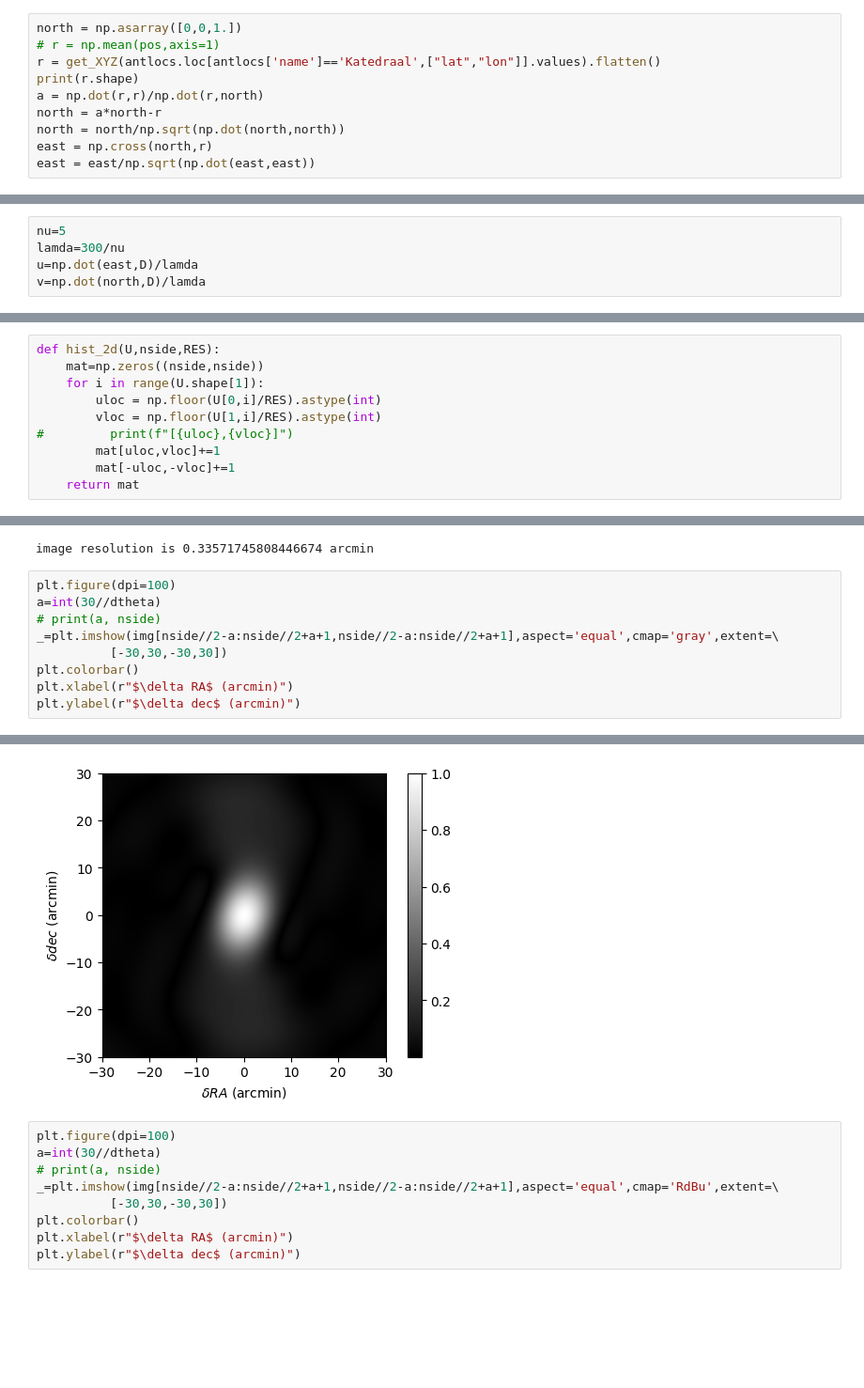
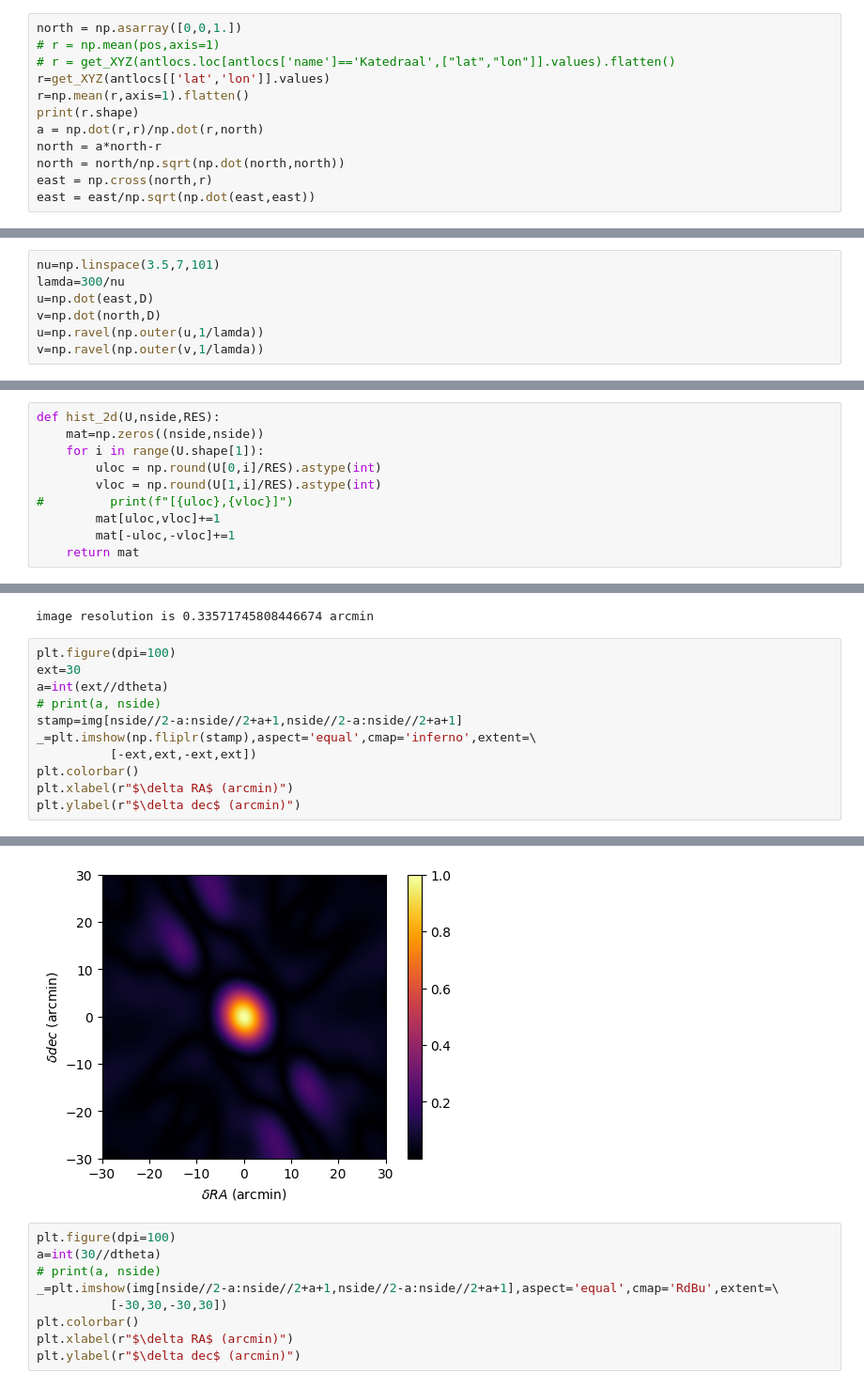
Before and after one commit to mohanagr/braindump, a Jupyter notebook: synthesised beam.ipynb, the cells around one changed output, grey strips where cells are left out. Shown at 94% size. Saved outputs shown, nothing was run; the diff lists cells and outputs as text; blank space fills up the shorter version.

```diff
--- a/synthesised beam.ipynb
+++ b/synthesised beam.ipynb
@@ -104,7 +110,9 @@ array([[-46.89722216,  37.7745833 ]])
 # %%
 north = np.asarray([0,0,1.])
 # r = np.mean(pos,axis=1)
-r = get_XYZ(antlocs.loc[antlocs['name']=='Katedraal',["lat","lon"]].values).flatten()
+# r = get_XYZ(antlocs.loc[antlocs['name']=='Katedraal',["lat","lon"]].values).flatten()
+r=get_XYZ(antlocs[['lat','lon']].values)
+r=np.mean(r,axis=1).flatten()
 print(r.shape)
 a = np.dot(r,r)/np.dot(r,north)
 north = a*north-r
@@ -114,10 +122,12 @@ east = east/np.sqrt(np.dot(east,east))
 # %% [output]
 (3,)
 # %%
-nu=5
+nu=np.linspace(3.5,7,101)
 lamda=300/nu
-u=np.dot(east,D)/lamda
-v=np.dot(north,D)/lamda
+u=np.dot(east,D)
+v=np.dot(north,D)
+u=np.ravel(np.outer(u,1/lamda))
+v=np.ravel(np.outer(v,1/lamda))
 # %%
 uv=np.vstack([u,v])
 uv.shape
@@ -133,8 +143,8 @@ np.mean(U[:2,:]+uv)
 def hist_2d(U,nside,RES):
     mat=np.zeros((nside,nside))
     for i in range(U.shape[1]):
-        uloc = np.floor(U[0,i]/RES).astype(int)
-        vloc = np.floor(U[1,i]/RES).astype(int)
+        uloc = np.round(U[0,i]/RES).astype(int)
+        vloc = np.round(U[1,i]/RES).astype(int)
 #         print(f"[{uloc},{vloc}]")
         mat[uloc,vloc]+=1
         mat[-uloc,-vloc]+=1
@@ -242,16 +227,18 @@ print(f"image resolution is {dtheta} arcmin")
 image resolution is 0.33571745808446674 arcmin
 # %%
 plt.figure(dpi=100)
-a=int(30//dtheta)
+ext=30
+a=int(ext//dtheta)
 # print(a, nside)
-_=plt.imshow(img[nside//2-a:nside//2+a+1,nside//2-a:nside//2+a+1],aspect='equal',cmap='gray',extent=\
-          [-30,30,-30,30])
+stamp=img[nside//2-a:nside//2+a+1,nside//2-a:nside//2+a+1]
+_=plt.imshow(np.fliplr(stamp),aspect='equal',cmap='inferno',extent=\
+          [-ext,ext,-ext,ext])
 plt.colorbar()
 plt.xlabel(r"$\delta RA$ (arcmin)")
 plt.ylabel(r"$\delta dec$ (arcmin)")
 # %% [output]
 Text(0, 0.5, '$\\delta dec$ (arcmin)')
-[figure, old version]
+[figure, new version]
 # %%
 plt.figure(dpi=100)
 a=int(30//dtheta)
```
Also changed, not shown: parts of 6 cells of this notebook, 7 other files.
